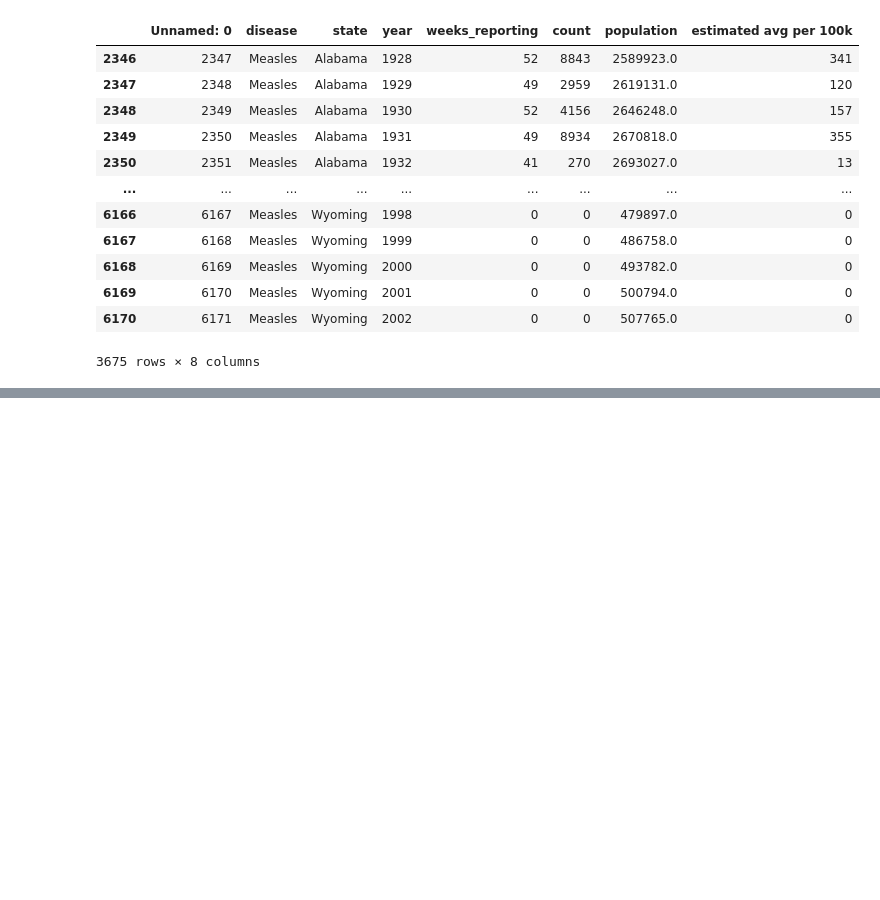
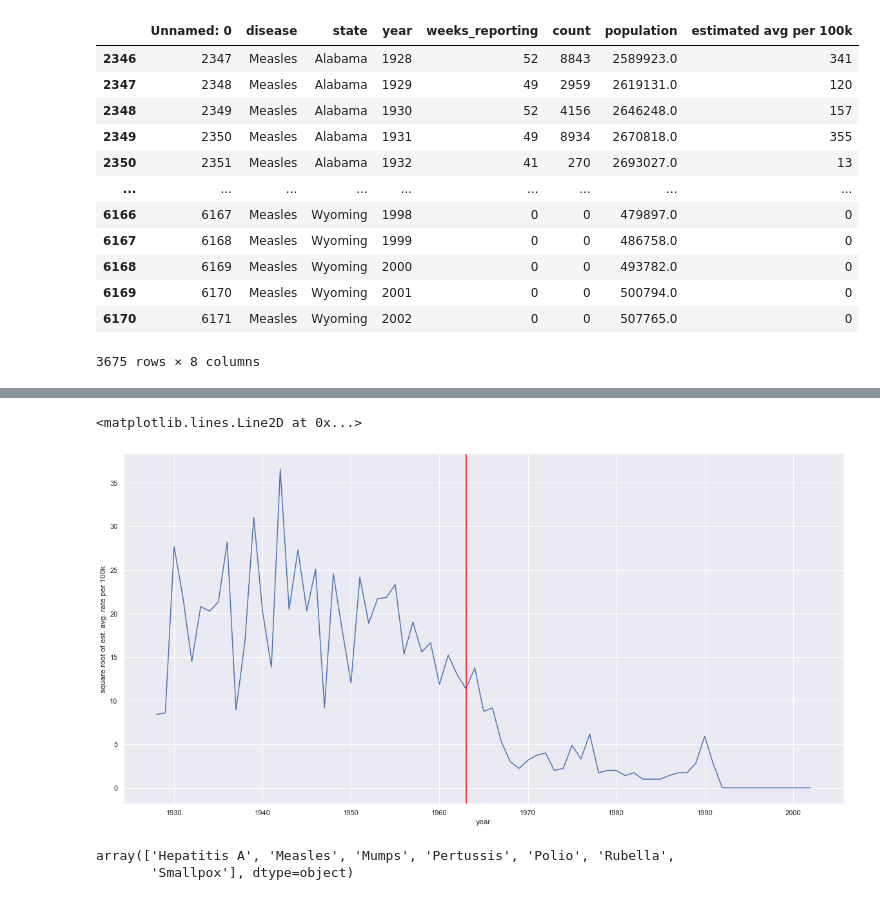
Before and after one commit to Makarasaki/Lab_DS, a Jupyter notebook: Lab_02/lab02_notebook.ipynb, the cells around one changed output, grey strips where cells are left out. Cells and saved outputs as stored; diff of their text form; code cells hidden in the pictures; blank space fills up the shorter version.

Commit message:
WIP task 4

```diff
--- a/Lab_02/lab02_notebook.ipynb
+++ b/Lab_02/lab02_notebook.ipynb
@@ -174,5 +176,8 @@ fig.update_layout(
 
 fig.show()
 # %%
-original_df.disease.unique()
+pd.options.mode.chained_assignment = None  # default='warn'
+df["square root of est. avg. rate per 100k"] = df["estimated avg per 100k"] ** 0.5
+pd.options.mode.chained_assignment = "warn"
+df
 # %% [output]
@@ -180,0 +197,13 @@ array(['Hepatitis A', 'Measles', 'Mumps', 'Pertussis', 'Polio', 'Rubella',
+# %%
+palette = sns.color_palette("rocket_r")
+sns.set_theme(style="darkgrid")
+sns.set(rc={'figure.figsize':(20, 10)})
+
+# Plot the lines on two facets
+plot_task4 = sns.lineplot(
+    data=df[df['state']=='California'],
+    x="year", y="square root of est. avg. rate per 100k")
+plot_task4.axvline(YO_MEASLES_VACCINE_INTRODUCTION, color = 'red', label = 'introduction of vaccine')
+# %% [output]
+<matplotlib.lines.Line2D at 0x...>
+[figure, added]
@@ -181,3 +219,8 @@ array(['Hepatitis A', 'Measles', 'Mumps', 'Pertussis', 'Polio', 'Rubella',
+# %%
+original_df.disease.unique()
+# %% [output]
+array(['Hepatitis A', 'Measles', 'Mumps', 'Pertussis', 'Polio', 'Rubella',
+       'Smallpox'], dtype=object)
 # %%
 df_hepatitis = original_df[original_df["disease"] == "Hepatitis A"]
 df_hepatitis = df_hepatitis.groupby("year")[["count", "population"]].sum()
```
Also changed, not shown: parts of 5 cells of this notebook.
